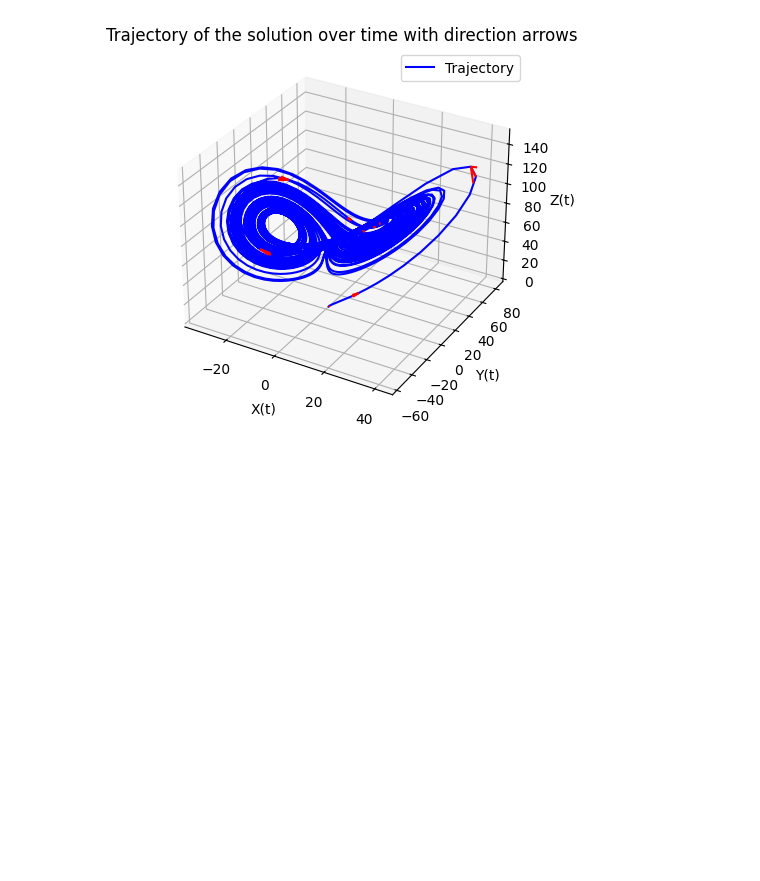
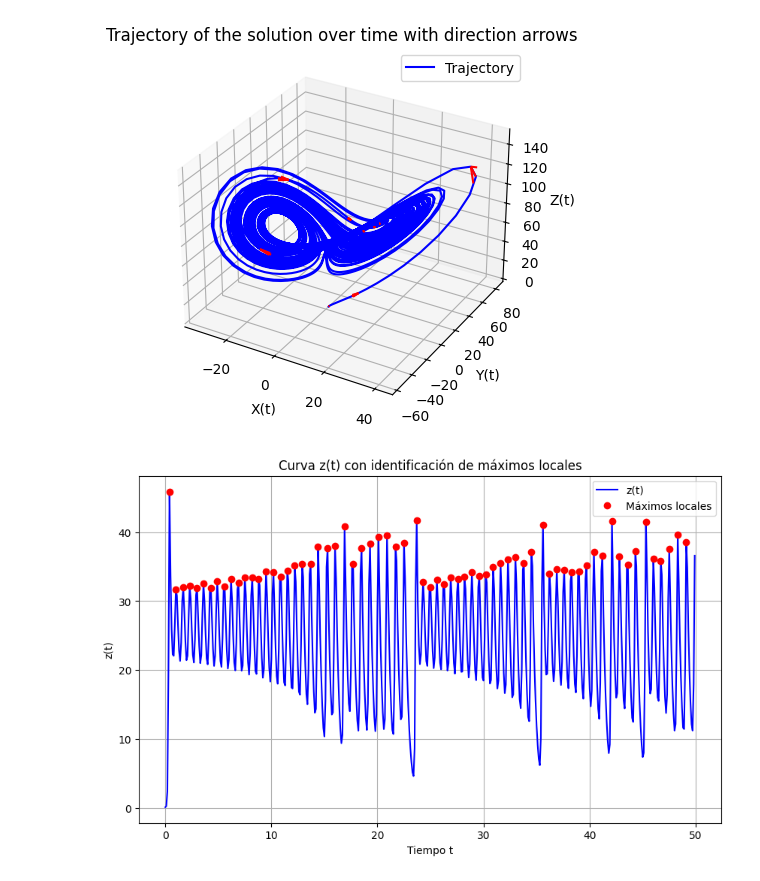
Before and after one commit to SalomoneCro/Neural-Networks, a Jupyter notebook: DifferentialEquations/Lorenz.ipynb, the cells around one changed output. Drawn from its saved outputs; the diff is of its cells as text; code cells hidden in the pictures; blank space fills up the shorter version.

```diff
--- a/DifferentialEquations/Lorenz.ipynb
+++ b/DifferentialEquations/Lorenz.ipynb
@@ -72,3 +73,45 @@ plt.legend()
 plt.show()
 # %% [output]
 [figure]
+# %%
+def F(X, t, p):
+    return np.array([p[0]*(X[1]-X[0]),
+                     p[1]*X[0] - X[1] - X[0]*X[2],
+                     X[0]*X[1] - p[2]*X[2]],dtype=float)
+
+
+X0 = [1, 0.5, 0.1]
+p = [10,28,8/3]
+inter = [0,300]
+
+sols = Runge_Kutta_Sistema(fun=F,
+                           interval=inter,
+                           X0=X0,
+                           h=0.1,
+                           p=p)
+
+t_values = np.linspace(0,300,3000)
+# %%
+# Eliminar el transiente (por ejemplo, los primeros 50 segundos)
+transient_time = 50
+mask = t_values < transient_time
+t_values = t_values[mask]
+z = sols[:,2][mask]
+# %%
+# Encontrar máximos locales en z(t)
+peaks, _ = find_peaks(z)
+z_peaks = z[peaks]
+t_peaks = t_values[peaks]
+# %%
+# Graficar z(t) e identificar los máximos
+plt.figure(figsize=(10, 6))
+plt.plot(t_values, z, label='z(t)', color='b')
+plt.plot(t_peaks, z_peaks, "ro", label='Máximos locales')  # Máximos locales marcados en rojo
+plt.title('Curva z(t) con identificación de máximos locales')
+plt.xlabel('Tiempo t')
+plt.ylabel('z(t)')
+plt.grid(True)
+plt.legend()
+plt.show()
+# %% [output]
+[figure, added]
```
Also changed, not shown: parts of 6 cells of this notebook.
